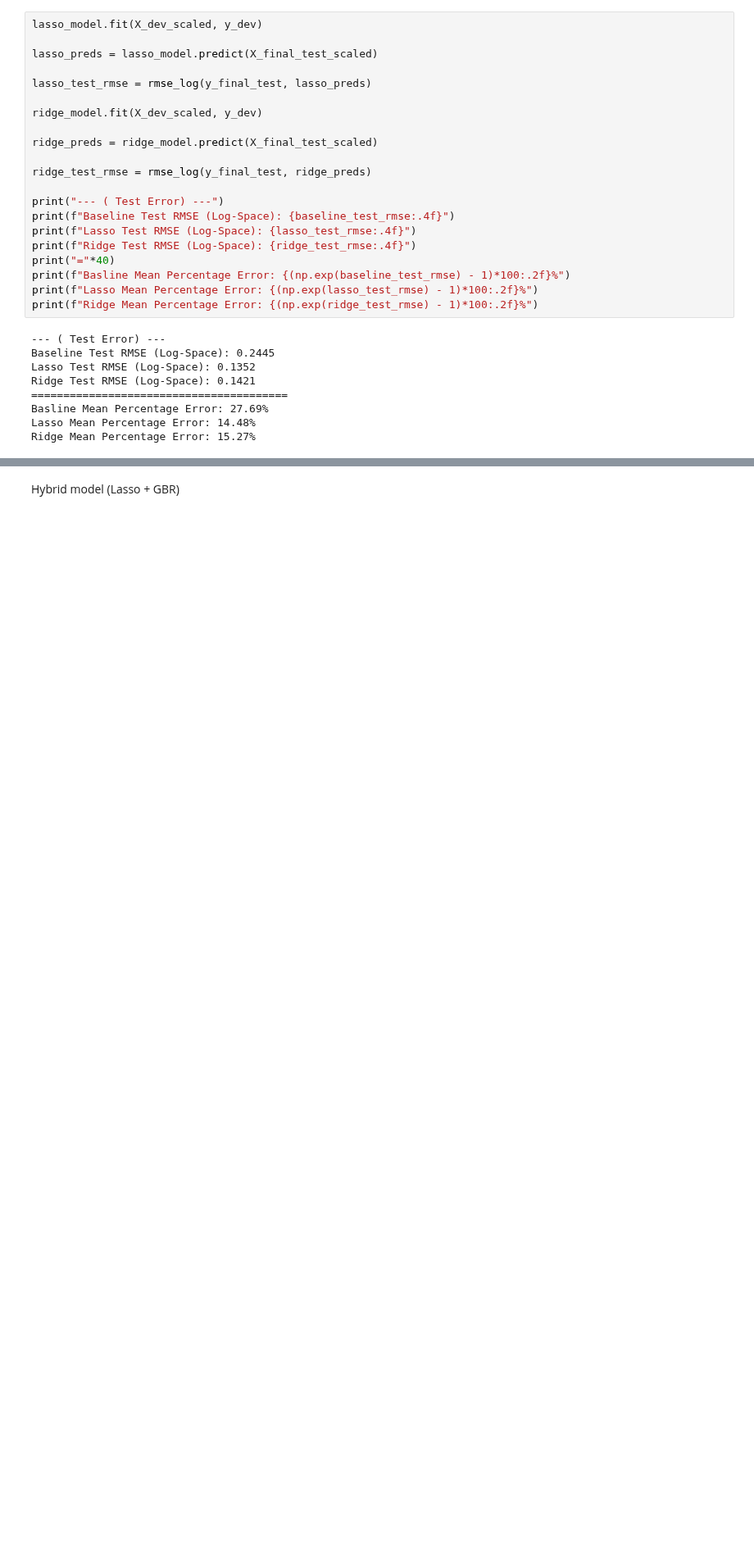
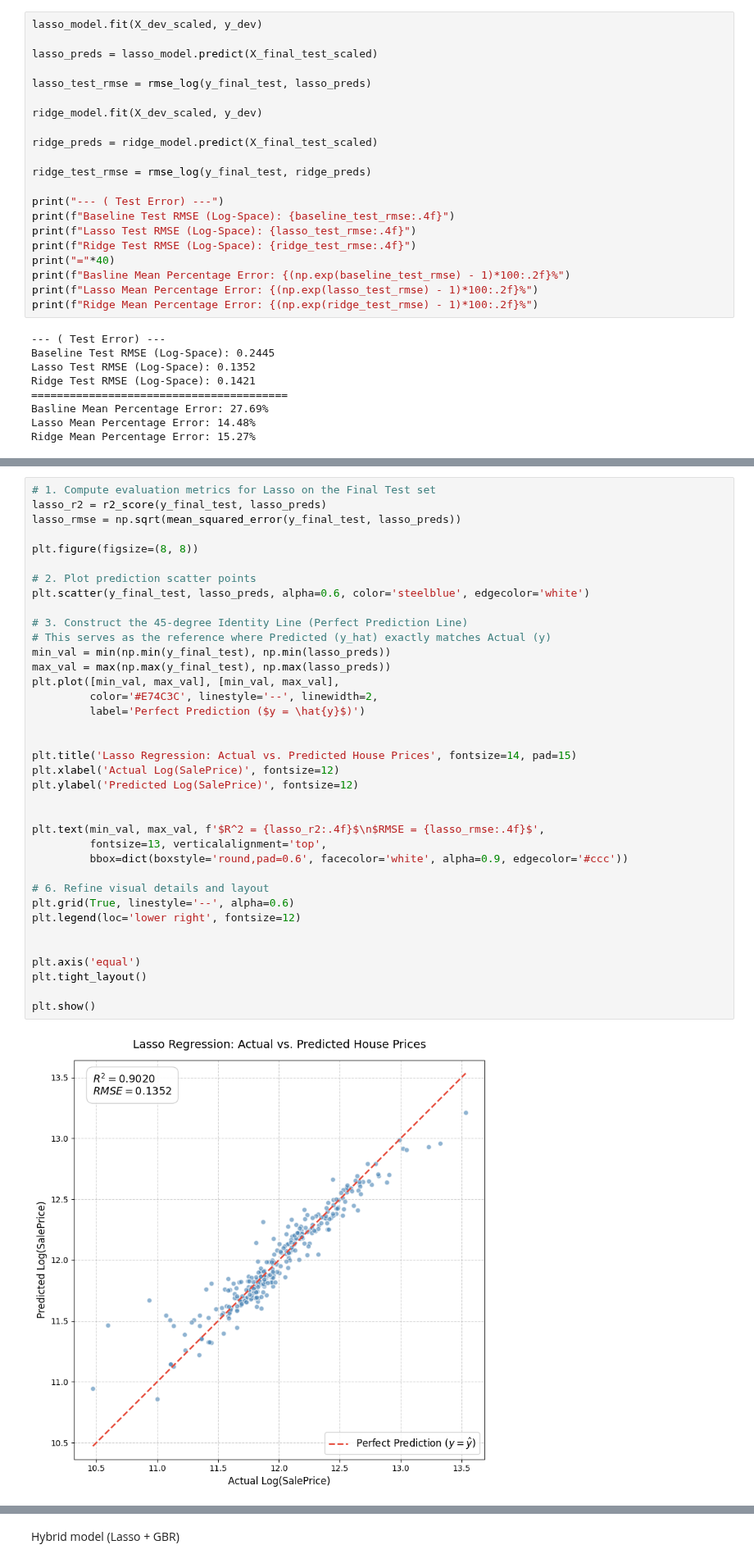
Before and after one commit to jwguanusc/CSCI567-FINAL, a Jupyter notebook: cs567_project.ipynb, the cells around one changed output, grey strips where cells are left out. Shown at 82% size. Saved outputs shown, nothing was run; the diff lists cells and outputs as text; blank space fills up the shorter version.

```diff
--- a/cs567_project.ipynb
+++ b/cs567_project.ipynb
@@ -1848,0 +802,39 @@ print("="*50)
+# %%
+# 1. Compute evaluation metrics for Lasso on the Final Test set
+lasso_r2 = r2_score(y_final_test, lasso_preds)
+lasso_rmse = np.sqrt(mean_squared_error(y_final_test, lasso_preds))
+
+plt.figure(figsize=(8, 8))
+
+# 2. Plot prediction scatter points
+plt.scatter(y_final_test, lasso_preds, alpha=0.6, color='steelblue', edgecolor='white')
+
+# 3. Construct the 45-degree Identity Line (Perfect Prediction Line)
+# This serves as the reference where Predicted (y_hat) exactly matches Actual (y)
+min_val = min(np.min(y_final_test), np.min(lasso_preds))
+max_val = max(np.max(y_final_test), np.max(lasso_preds))
+plt.plot([min_val, max_val], [min_val, max_val],
+         color='#E74C3C', linestyle='--', linewidth=2,
+         label='Perfect Prediction ($y = \hat{y}$)')
+
+
+plt.title('Lasso Regression: Actual vs. Predicted House Prices', fontsize=14, pad=15)
+plt.xlabel('Actual Log(SalePrice)', fontsize=12)
+plt.ylabel('Predicted Log(SalePrice)', fontsize=12)
+
+
+plt.text(min_val, max_val, f'$R^2 = {lasso_r2:.4f}$\n$RMSE = {lasso_rmse:.4f}$',
+         fontsize=13, verticalalignment='top',
+         bbox=dict(boxstyle='round,pad=0.6', facecolor='white', alpha=0.9, edgecolor='#ccc'))
+
+# 6. Refine visual details and layout
+plt.grid(True, linestyle='--', alpha=0.6)
+plt.legend(loc='lower right', fontsize=12)
+
+
+plt.axis('equal')
+plt.tight_layout()
+
+plt.show()
+# %% [output]
+[figure, added]
```
Also changed, not shown: parts of 129 cells of this notebook, 7 other files.
